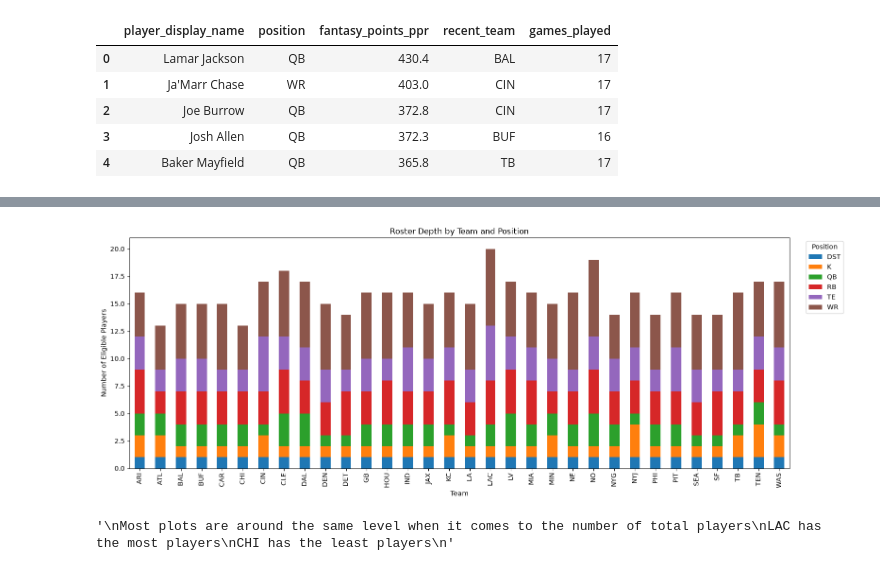
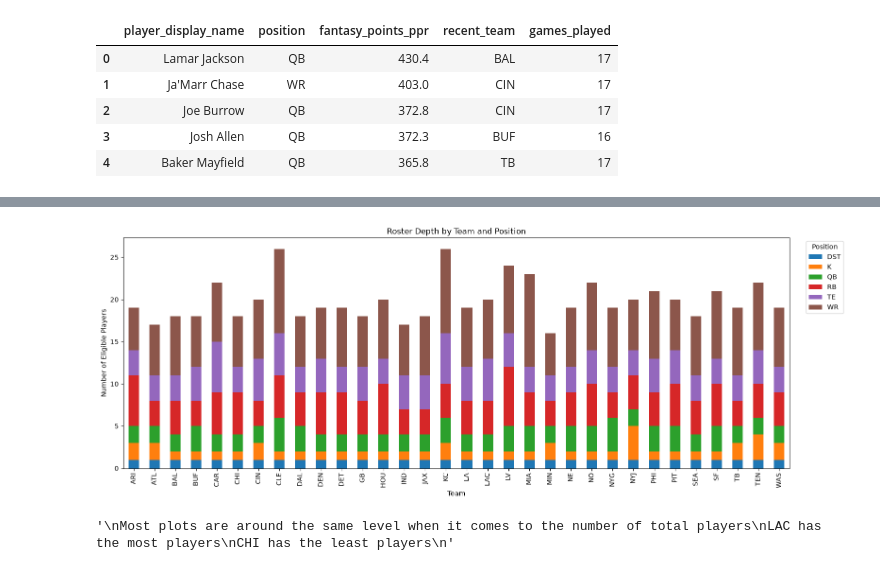
Before and after one commit to arjitnayak/fantasy-nfl-game, a Jupyter notebook: notebooks/graphics.ipynb, the cells around one changed output, grey strips where cells are left out. Cells and saved outputs as stored; diff of their text form; code cells hidden in the pictures.

Commit message:
Updated the dataset to include more players, meaning more depth

```diff
--- a/notebooks/graphics.ipynb
+++ b/notebooks/graphics.ipynb
@@ -73,18 +73,18 @@ team_position_counts
 # %%
 # Team Depth Chart
 team_position_counts.plot(kind='bar', stacked=True, figsize=(16, 6))
 plt.title('Roster Depth by Team and Position')
 plt.ylabel('Number of Eligible Players')
 plt.xlabel('Team')
 plt.legend(title='Position', bbox_to_anchor=(1.02, 1), loc='upper left')
 plt.tight_layout()
 plt.savefig('figures/team_position_depth.png', dpi=150, bbox_inches='tight')
 plt.show()
 """
 Most plots are around the same level when it comes to the number of total players
-LAC has the most players
-CHI has the least players
+KC and CLE have around the most players
+MIN has the least players
 """
 # %% [output]
-[figure, old version]
+[figure, new version]
 '\nMost plots are around the same level when it comes to the number of total players\nLAC has the most players\nCHI has the least players\n'
```
Also changed, not shown: parts of 3 cells of this notebook, 5 other files.
